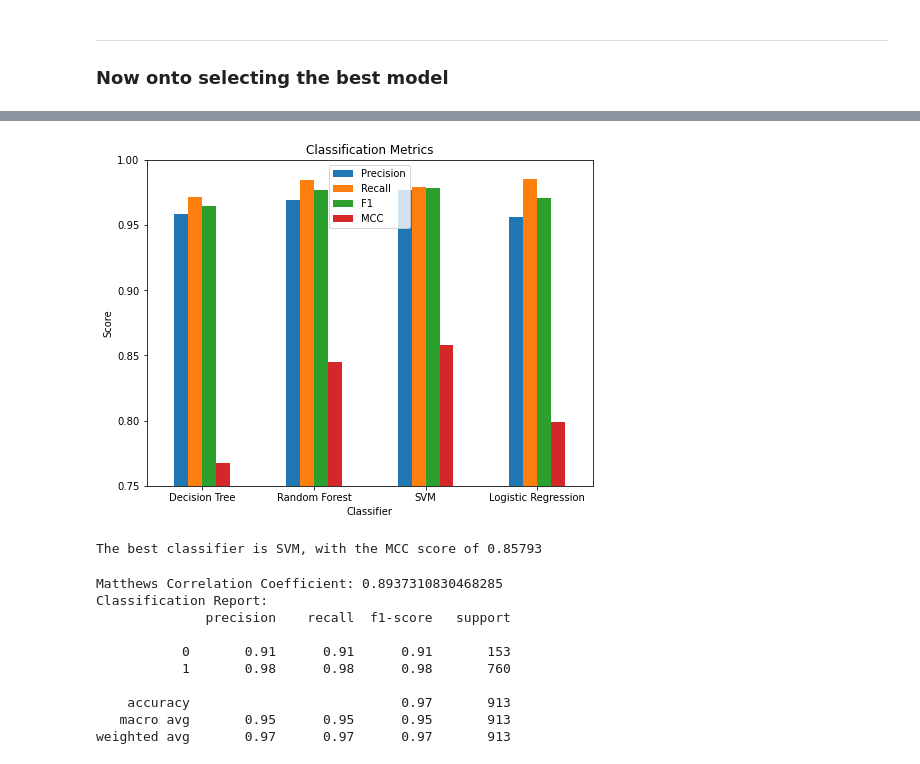
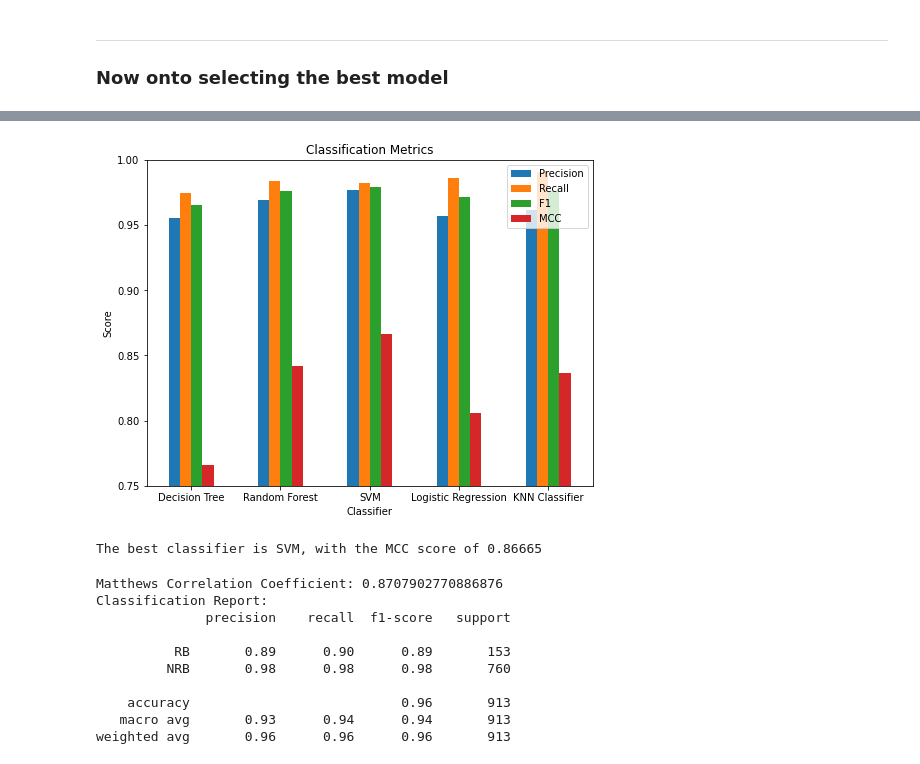
Before and after one commit to CosminTr/ClassificationModelEC, a Jupyter notebook: ProjetoEC.ipynb, the cells around one changed output, grey strips where cells are left out. Saved outputs shown, nothing was run; the diff lists cells and outputs as text; code cells hidden in the pictures.

```diff
--- a/ProjetoEC.ipynb
+++ b/ProjetoEC.ipynb
@@ -423,6 +434,6 @@ plt.show()
 # %%
-#Optimal number of features is 35
-sfs = SequentialFeatureSelector(clf, n_features_to_select=38, scoring=scorer)
+#Optimal number of features is
+sfs = SequentialFeatureSelector(clf, n_features_to_select=35, scoring=scorer)
 sfs.fit(X_train_scaled, y_train)
 X_train_sfs = sfs.transform(X_train_scaled)
 X_test_sfs = sfs.transform(X_test_scaled)
@@ -468,7 +470,7 @@ from sklearn.svm import SVC
 # Best Imputer, Scaler and Selector
 imputer = IterativeImputer(random_state=42)
 scaler = StandardScaler()
-selector = SequentialFeatureSelector(clf, n_features_to_select=38, scoring=scorer)
+selector = SequentialFeatureSelector(clf, n_features_to_select=35, scoring=scorer)
 
 # Impute missing values
 X_train_imputed = imputer.fit_transform(X_train)
@@ -613,0 +616,27 @@ Confusion matrix:
+# %%
+from sklearn.neighbors import KNeighborsClassifier
+#Create a KNN classifier
+knn = KNeighborsClassifier()
+
+# Define the parameter grid to search over
+param_grid = {
+    'n_neighbors': [3, 5, 7, 9],
+    'weights': ['uniform', 'distance'],
+    'p': [1, 2]
+}
+
+# Create a GridSearchCV object
+grid_search = GridSearchCV(knn, param_grid, cv=5, scoring=scorer)
+
+# Fit the GridSearchCV object to the training data
+grid_search.fit(X_train_kbest, y_train)
+
+# Print the best hyperparameters found by GridSearchCV
+print("Best hyperparameters:", grid_search.best_params_)
+
+# Make predictions on the test set using the best model
+best_model = grid_search.best_estimator_
+y_pred = best_model.predict(X_test_kbest)
+
+# Check classification scores
+classification_scores(y_test, y_pred)
@@ -617,38 +661,39 @@ Confusion matrix:
 classifiers = [('Decision Tree', DecisionTreeClassifier(criterion='entropy', max_depth=8, min_samples_leaf=4, min_samples_split=2, random_state=42)),
                ('Random Forest', RandomForestClassifier(max_depth=15, min_samples_leaf=1, min_samples_split=5, n_estimators=50, random_state=42)),
                ('SVM', SVC(C=100, gamma=0.1, random_state=42)),
-               ('Logistic Regression', LogisticRegression(random_state=42))]
+               ('Logistic Regression', LogisticRegression(random_state=42)),
+               ('KNN Classifier', KNeighborsClassifier(n_neighbors=3, p=1, weights='distance'))]
 
 # evaluate classifiers using precision, recall, f1, and MCC metrics
 metrics = ['Precision', 'Recall', 'F1', 'MCC']
 results = pd.DataFrame(columns=metrics, index=[name for name, clf in classifiers])
 
 for name, clf in classifiers:
     clf.fit(X_train_kbest, y_train)
     y_pred = clf.predict(X_test_kbest)
     results.loc[name, 'Precision'] = precision_score(y_test, y_pred)
     results.loc[name, 'Recall'] = recall_score(y_test, y_pred)
     results.loc[name, 'F1'] = f1_score(y_test, y_pred)
     results.loc[name, 'MCC'] = matthews_corrcoef(y_test, y_pred)
 
 # plot results
 fig, ax = plt.subplots(figsize=(8, 6))
 results.plot(kind='bar', ax=ax)
 ax.set_ylim([0.75, 1.0])
 ax.set_xlabel('Classifier')
 ax.set_ylabel('Score')
 ax.set_title('Classification Metrics')
 plt.xticks(rotation=0)
 plt.show()
 
 # print best classifier and its F1 score
 results['MCC'] = results['MCC'].astype(float)
 best_classifier = results['MCC'].idxmax()
 best_score = results.loc[best_classifier, 'MCC']
 print(f'The best classifier is {best_classifier}, with the MCC score of {best_score:.5f}')
 # %% [output]
-[figure, old version]
+[figure, new version]
-The best classifier is SVM, with the MCC score of 0.85793
+The best classifier is SVM, with the MCC score of 0.86665
 # %%
 from sklearn.pipeline import Pipeline
 from sklearn.model_selection import cross_val_predict
@@ -663,7 +708,6 @@ pipeline = Pipeline([
 # Perform cross-validation and make predictions
 #y_pred = cross_val_predict(pipeline, X_final, y_final, cv=5)
 
-#X_train_final, X_test_final, y_train_final, y_test_final = train_test_split(X_final, y_final, test_size=0.33, random_state=42)
 
 pipeline.fit(X_search, y_search)
 y_pred_final = pipeline.predict(X_final)
@@ -672,17 +716,17 @@ mcc = matthews_corrcoef(y_final, y_pred_final)
 print("Matthews Correlation Coefficient:", mcc)
 
 # Display classification report
-report = classification_report(y_final, y_pred_final)
+report = classification_report(y_final, y_pred_final, target_names=['RB', 'NRB'])
 print("Classification Report:")
 print(report)
 # %% [output]
-Matthews Correlation Coefficient: 0.8937310830468285
+Matthews Correlation Coefficient: 0.8707902770886876
 Classification Report:
               precision    recall  f1-score   support
 
-           0       0.91      0.91      0.91       153
-           1       0.98      0.98      0.98       760
+          RB       0.89      0.90      0.89       153
+         NRB       0.98      0.98      0.98       760
 
-    accuracy                           0.97       913
-   macro avg       0.95      0.95      0.95       913
-weighted avg       0.97      0.97      0.97       913
+    accuracy                           0.96       913
+   macro avg       0.93      0.94      0.94       913
+weighted avg       0.96      0.96      0.96       913
```
Also changed, not shown: parts of 7 cells of this notebook.
